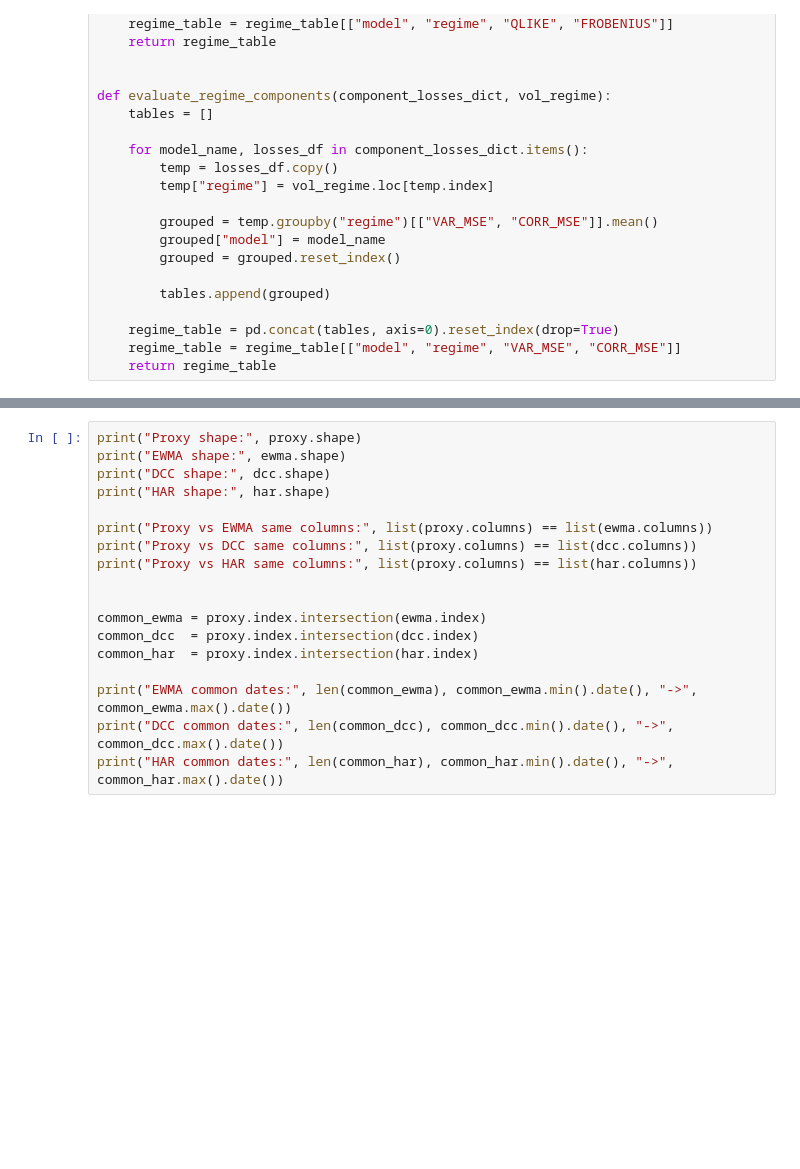
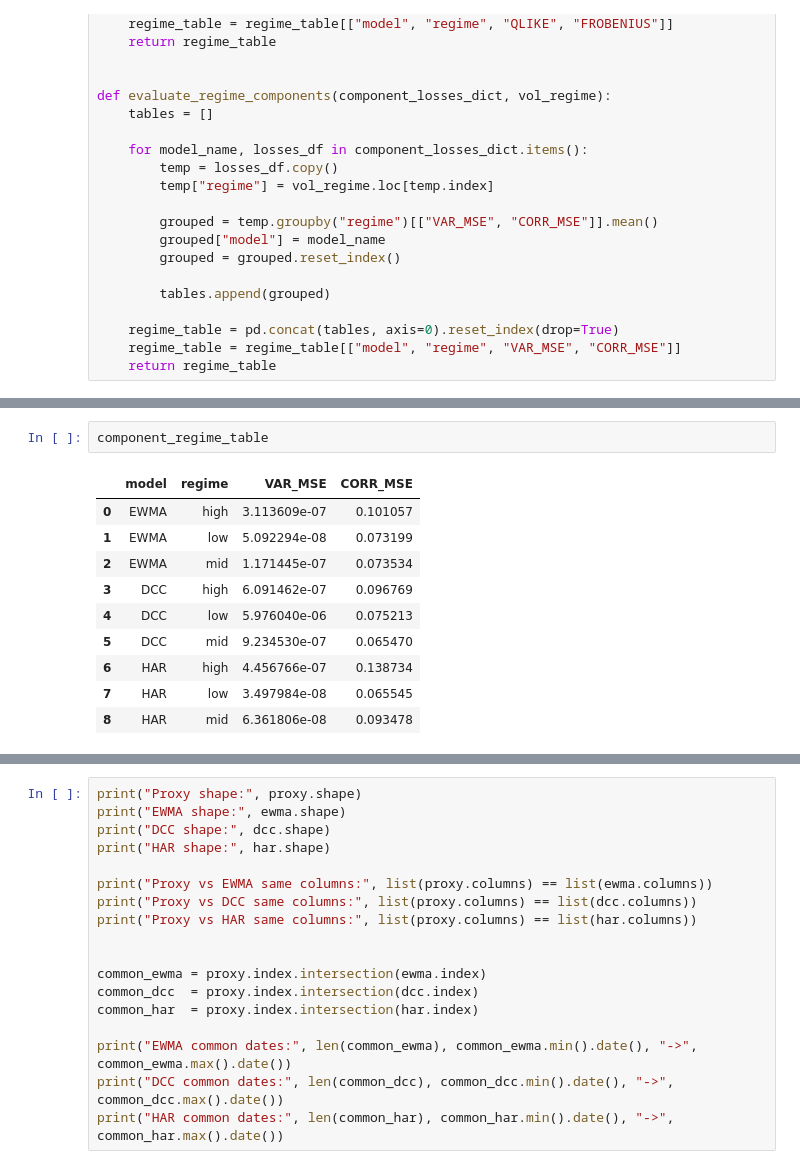
Before and after one commit to bjornhaalandoma/Master_thesis, a Jupyter notebook: evaluation/evaluation.ipynb, the cells around one changed output, grey strips where cells are left out. Drawn from its saved outputs; the diff is of its cells as text; blank space fills up the shorter version.

```diff
--- a/evaluation/evaluation.ipynb
+++ b/evaluation/evaluation.ipynb
@@ -272 +434,14 @@ component_regime_table = evaluate_regime_components(component_losses_dict, vol_r
+# %%
+component_regime_table
+# %% [output]
+|  | model | regime | VAR_MSE | CORR_MSE |
+| 0 | EWMA | high | 3.113609e-07 | 0.101057 |
+| 1 | EWMA | low | 5.092294e-08 | 0.073199 |
+| 2 | EWMA | mid | 1.171445e-07 | 0.073534 |
+| 3 | DCC | high | 6.091462e-07 | 0.096769 |
+| 4 | DCC | low | 5.976040e-06 | 0.075213 |
+| 5 | DCC | mid | 9.234530e-07 | 0.065470 |
+| 6 | HAR | high | 4.456766e-07 | 0.138734 |
+| 7 | HAR | low | 3.497984e-08 | 0.065545 |
+| 8 | HAR | mid | 6.361806e-08 | 0.093478 |
 # %%
```
Also changed, not shown: parts of 7 cells of this notebook.
